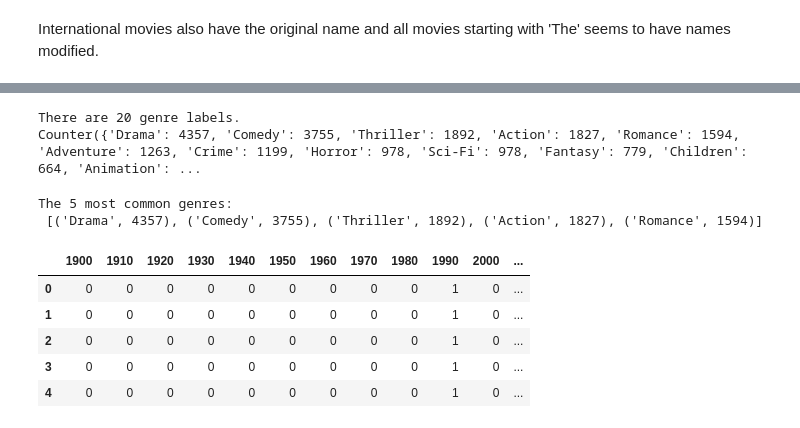
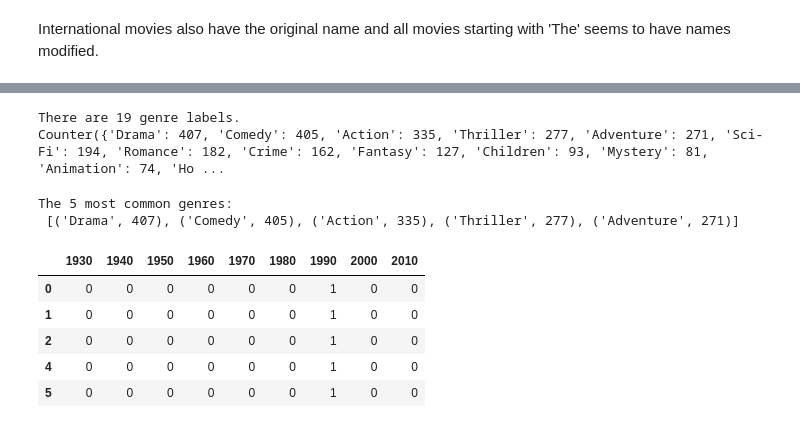
Before and after one commit to chiragpipalia/movie-recommendation, a Jupyter notebook: cold-start-problem.ipynb, the cells around one changed output, grey strips where cells are left out. Saved outputs shown, nothing was run; the diff lists cells and outputs as text; code cells hidden in the pictures.

Commit message:
cosine sim for top 1k movies

```diff
--- a/cold-start-problem.ipynb
+++ b/cold-start-problem.ipynb
@@ -22,0 +26,3 @@ movies.head()
+# %%
+ratings = pd.read_csv("https://s3-us-west-2.amazonaws.com/recommender-tutorial/ratings.csv")
+ratings.head()
@@ -22,0 +36,5 @@ movies.head()
+# %%
+top_movie_ids = ratings.groupby(['movieId']).size()
+top1k_rated_movies = top_movie_ids.nlargest(1000).index.tolist()
+movies = movies.loc[movies.movieId.isin(top1k_rated_movies)]
+movies.shape
@@ -102,13 +105,13 @@ movies = movies[movies['genres']!='(no genres listed)']
 
 del genres_counts['(no genres listed)']
 # %% [output]
-There are 20 genre labels.
-Counter({'Drama': 4357, 'Comedy': 3755, 'Thriller': 1892, 'Action': 1827, 'Romance': 1594, 'Adventure': 1263, 'Crime': 1199, 'Horror': 978, 'Sci-Fi': 978, 'Fantasy': 779, 'Children': 664, 'Animation': ...
+There are 19 genre labels.
+Counter({'Drama': 407, 'Comedy': 405, 'Action': 335, 'Thriller': 277, 'Adventure': 271, 'Sci-Fi': 194, 'Romance': 182, 'Crime': 162, 'Fantasy': 127, 'Children': 93, 'Mystery': 81, 'Animation': 74, 'Ho ...
 # %%
 print("The 5 most common genres: \n", genres_counts.most_common(5))
 # %% [output]
 The 5 most common genres:
- [('Drama', 4357), ('Comedy', 3755), ('Thriller', 1892), ('Action', 1827), ('Romance', 1594)]
+ [('Drama', 407), ('Comedy', 405), ('Action', 335), ('Thriller', 277), ('Adventure', 271)]
 # %%
 genres = list(genres_counts.keys())
 
@@ -118,11 +121,12 @@ for g in genres:
 pickle.dump(movies, open('movies.pickle', 'wb'))
 # %%
 movie_decades = pd.get_dummies(movies['decade'])
+movie_decades = movie_decades
 movie_decades.head()
 # %% [output]
-|  | 1900 | 1910 | 1920 | 1930 | 1940 | 1950 | 1960 | 1970 | 1980 | 1990 | 2000 | ... |
-| 0 | 0 | 0 | 0 | 0 | 0 | 0 | 0 | 0 | 0 | 1 | 0 | ... |
-| 1 | 0 | 0 | 0 | 0 | 0 | 0 | 0 | 0 | 0 | 1 | 0 | ... |
-| 2 | 0 | 0 | 0 | 0 | 0 | 0 | 0 | 0 | 0 | 1 | 0 | ... |
-| 3 | 0 | 0 | 0 | 0 | 0 | 0 | 0 | 0 | 0 | 1 | 0 | ... |
-| 4 | 0 | 0 | 0 | 0 | 0 | 0 | 0 | 0 | 0 | 1 | 0 | ... |
+|  | 1930 | 1940 | 1950 | 1960 | 1970 | 1980 | 1990 | 2000 | 2010 |
+| 0 | 0 | 0 | 0 | 0 | 0 | 0 | 1 | 0 | 0 |
+| 1 | 0 | 0 | 0 | 0 | 0 | 0 | 1 | 0 | 0 |
+| 2 | 0 | 0 | 0 | 0 | 0 | 0 | 1 | 0 | 0 |
+| 4 | 0 | 0 | 0 | 0 | 0 | 0 | 1 | 0 | 0 |
+| 5 | 0 | 0 | 0 | 0 | 0 | 0 | 1 | 0 | 0 |
```
Also changed, not shown: parts of 28 cells of this notebook, 6 other files.
